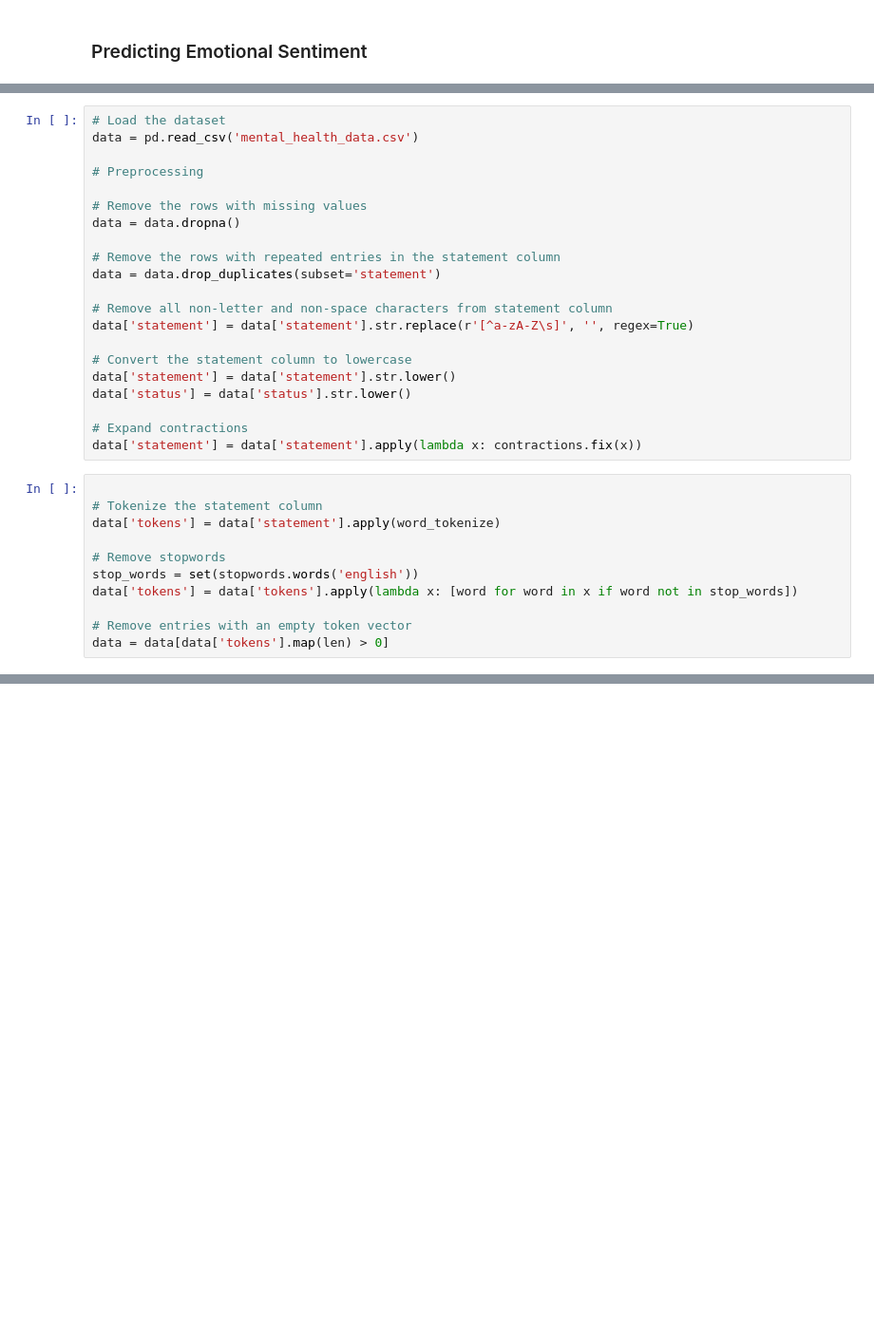
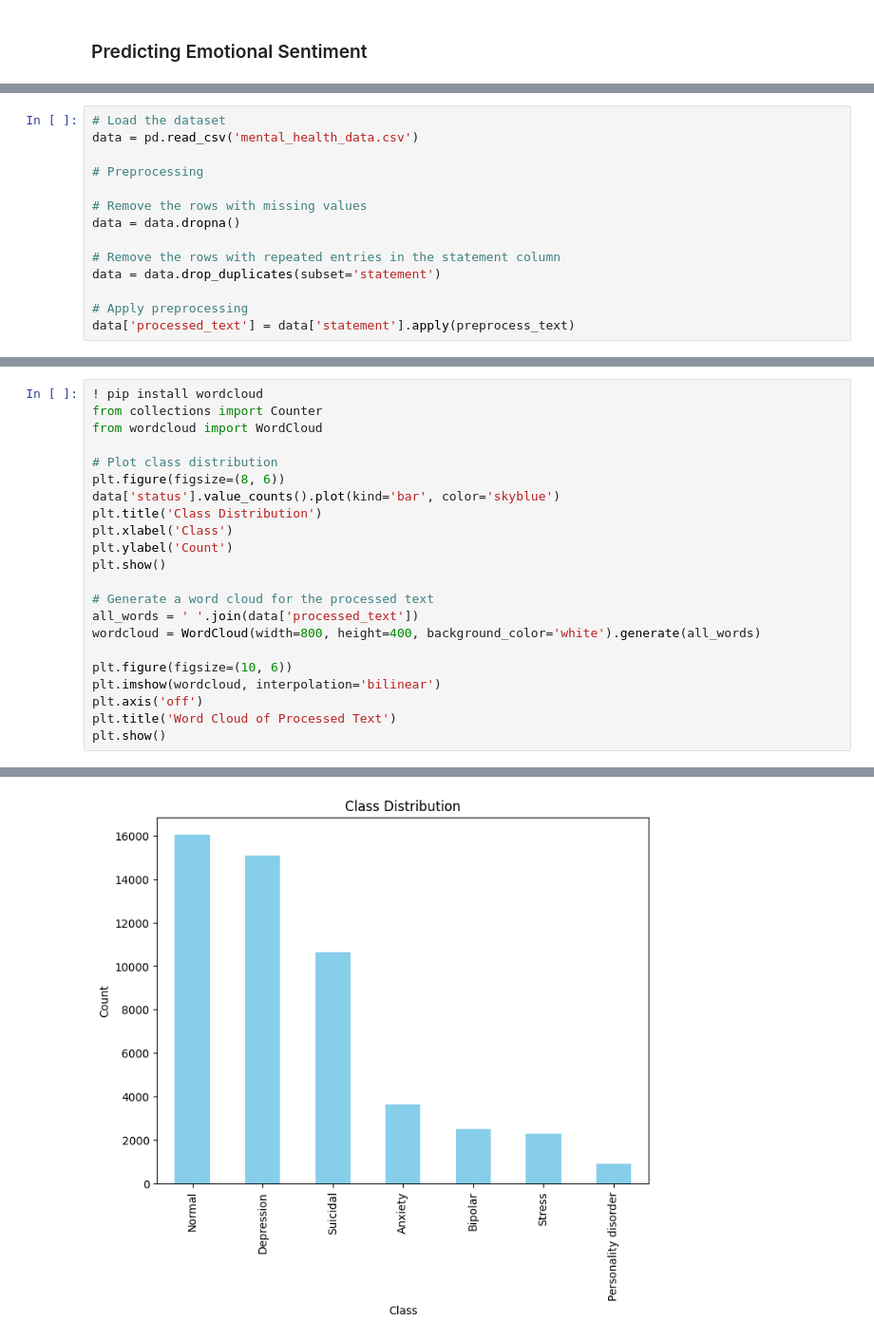
Before and after one commit to JacksonLaVallee/Predicting-Emotional-Sentiment, a Jupyter notebook: driver.ipynb, the cells around one changed output, grey strips where cells are left out. Shown at 95% size. Saved outputs shown, nothing was run; the diff lists cells and outputs as text; blank space fills up the shorter version.

```diff
--- a/driver.ipynb
+++ b/driver.ipynb
@@ -28,23 +75,5 @@ data = data.dropna()
 # Remove the rows with repeated entries in the statement column
 data = data.drop_duplicates(subset='statement')
 
-# Remove all non-letter and non-space characters from statement column
-data['statement'] = data['statement'].str.replace(r'[^a-zA-Z\s]', '', regex=True)
-
-# Convert the statement column to lowercase
-data['statement'] = data['statement'].str.lower()
-data['status'] = data['status'].str.lower()
-
-# Expand contractions
-data['statement'] = data['statement'].apply(lambda x: contractions.fix(x))
+# Apply preprocessing
+data['processed_text'] = data['statement'].apply(preprocess_text)
-# %%
-
-# Tokenize the statement column
-data['tokens'] = data['statement'].apply(word_tokenize)
-
-# Remove stopwords
-stop_words = set(stopwords.words('english'))
-data['tokens'] = data['tokens'].apply(lambda x: [word for word in x if word not in stop_words])
-
-# Remove entries with an empty token vector
-data = data[data['tokens'].map(len) > 0]
@@ -130,0 +80,23 @@ plt.show()
+# %%
+! pip install wordcloud
+from collections import Counter
+from wordcloud import WordCloud
+
+# Plot class distribution
+plt.figure(figsize=(8, 6))
+data['status'].value_counts().plot(kind='bar', color='skyblue')
+plt.title('Class Distribution')
+plt.xlabel('Class')
+plt.ylabel('Count')
+plt.show()
+
+# Generate a word cloud for the processed text
+all_words = ' '.join(data['processed_text'])
+wordcloud = WordCloud(width=800, height=400, background_color='white').generate(all_words)
+
+plt.figure(figsize=(10, 6))
+plt.imshow(wordcloud, interpolation='bilinear')
+plt.axis('off')
+plt.title('Word Cloud of Processed Text')
+plt.show()
+# %% [output]
@@ -130,0 +119 @@ plt.show()
+[figure, added]
```
Also changed, not shown: parts of 12 cells of this notebook.
